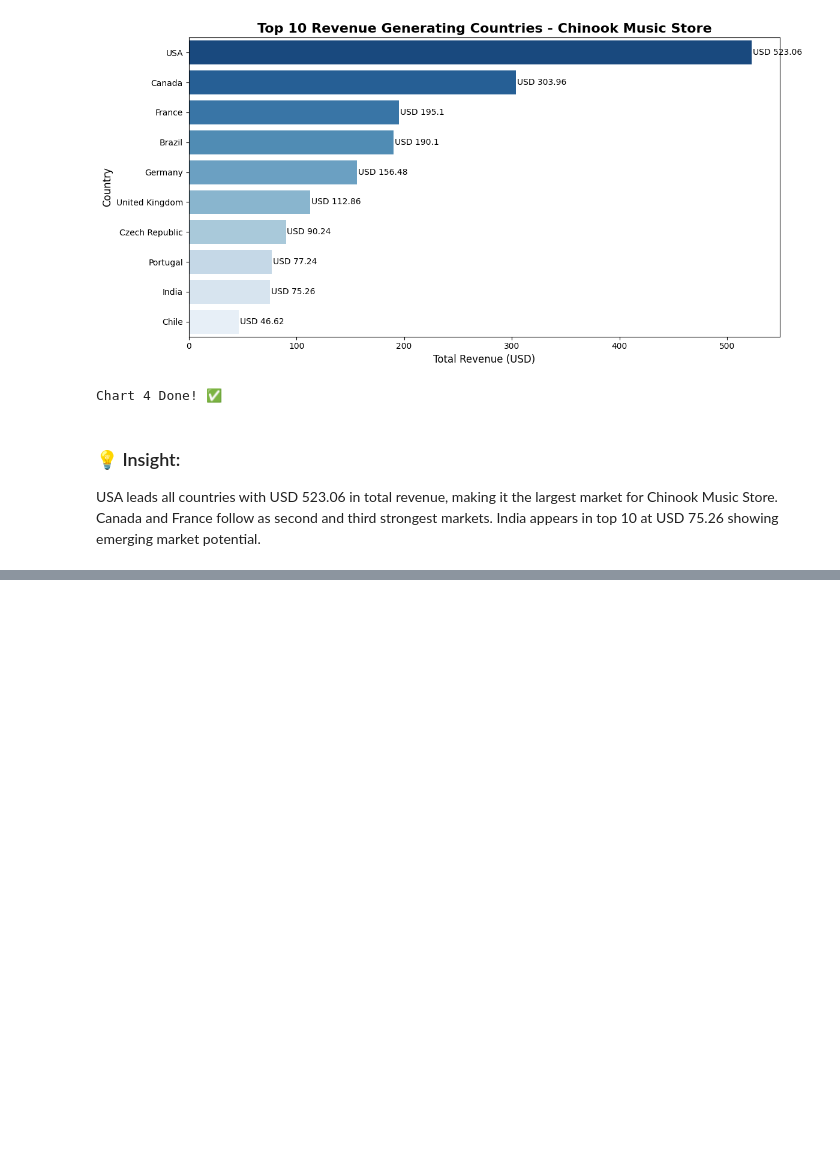
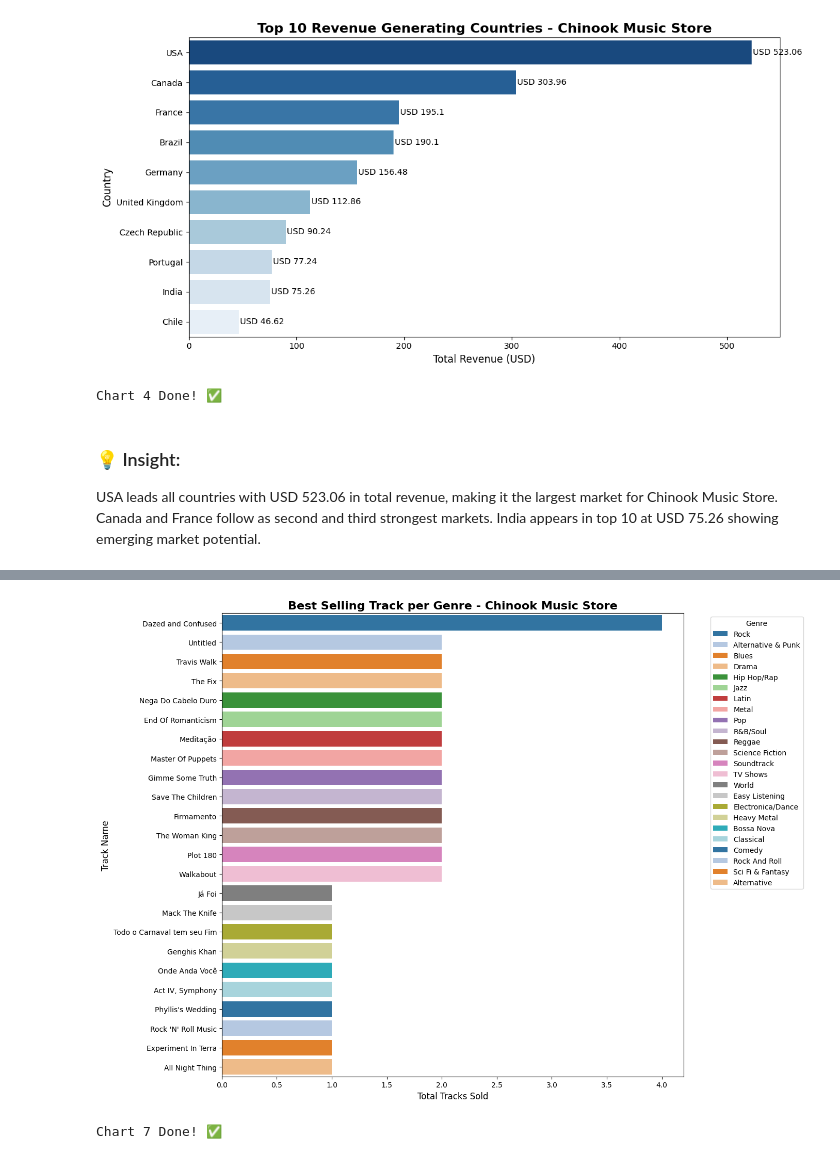
Before and after one commit to Asmashaik7/Data_Analytics_Portfolio, a Jupyter notebook: SQL_Projects/chinook/chinook_visualizations.ipynb, the cells around one changed output, grey strips where cells are left out. Saved outputs shown, nothing was run; the diff lists cells and outputs as text; code cells hidden in the pictures; blank space fills up the shorter version.

```diff
--- a/SQL_Projects/chinook/chinook_visualizations.ipynb
+++ b/SQL_Projects/chinook/chinook_visualizations.ipynb
@@ -282,0 +456,19 @@ India appears in top 10 at USD 75.26 showing emerging market potential.
+# %%
+df_best_track_genre = pd.read_sql("""
+    SELECT GenreName, TrackName, TrackSold
+    FROM (
+        SELECT g.Name AS GenreName,
+               t.Name AS TrackName,
+               SUM(il.Quantity) AS TrackSold,
+               ROW_NUMBER() OVER (PARTITION BY g.Name
+                                  ORDER BY SUM(il.Quantity) DESC) AS rn
+        FROM Genre g
+        JOIN Track t ON g.GenreId = t.GenreId
+        JOIN InvoiceLine il ON t.TrackId = il.TrackId
+        GROUP BY g.Name, t.Name
+    ) t
+    WHERE rn = 1
+    ORDER BY TrackSold DESC
+""", conn)
+
+print(df_best_track_genre)
@@ -282,0 +493,20 @@ India appears in top 10 at USD 75.26 showing emerging market potential.
+# %%
+plt.figure(figsize=(14, 10))
+sns.barplot(x='TrackSold', y='TrackName',
+            data=df_best_track_genre,
+            hue='GenreName', palette='tab20', legend=True)
+
+plt.title('Best Selling Track per Genre - Chinook Music Store',
+          fontsize=16, fontweight='bold')
+plt.xlabel('Total Tracks Sold', fontsize=12)
+plt.ylabel('Track Name', fontsize=12)
+plt.legend(title='Genre', bbox_to_anchor=(1.05, 1), loc='upper left')
+
+plt.tight_layout()
+plt.savefig('chart7_best_track_genre.png', dpi=150, bbox_inches='tight')
+plt.show()
+
+print("Chart 7 Done! ✅")
+# %% [output]
+[figure, added]
+Chart 7 Done! ✅
```
Also changed, not shown: parts of 19 cells of this notebook.
